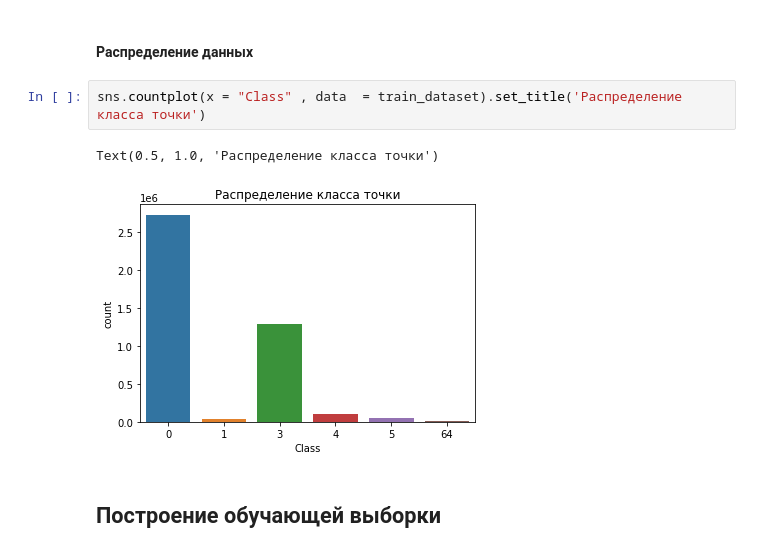
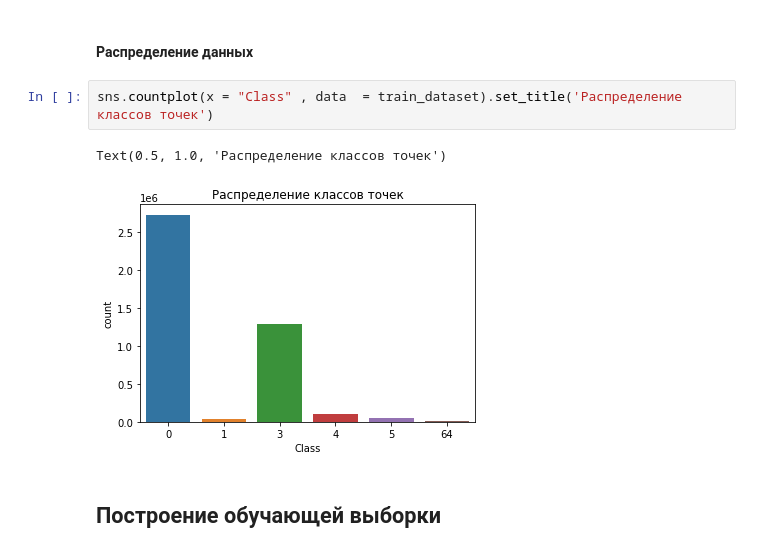
Before and after one commit to apertseva/champ-ml, a Jupyter notebook: Novosibirsk/EnsembleBoostClassifier.ipynb, the cells around one changed output. Cells and saved outputs as stored; diff of their text form.

```diff
--- a/Novosibirsk/EnsembleBoostClassifier.ipynb
+++ b/Novosibirsk/EnsembleBoostClassifier.ipynb
@@ -80,10 +75,10 @@ Series([], dtype: int64)
 # %% [markdown]
 #### Распределение данных
 # %%
-sns.countplot(x = "Class" , data  = train_dataset).set_title('Распределение класса точки')
+sns.countplot(x = "Class" , data  = train_dataset).set_title('Распределение классов точек')
 # %% [output]
-Text(0.5, 1.0, 'Распределение класса точки')
+Text(0.5, 1.0, 'Распределение классов точек')
-[figure, old version]
+[figure, new version]
 # %% [markdown]
 ## Построение обучающей выборки
 # %%
```
Also changed, not shown: parts of 8 cells of this notebook.
